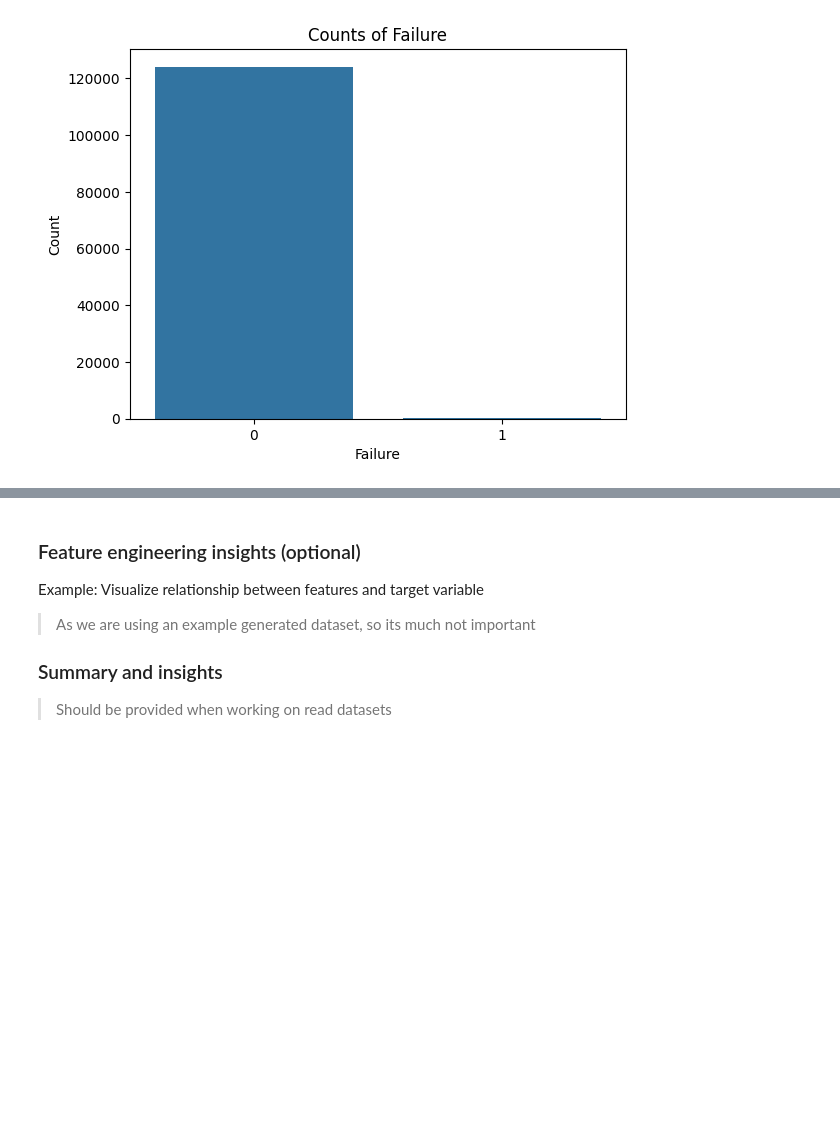
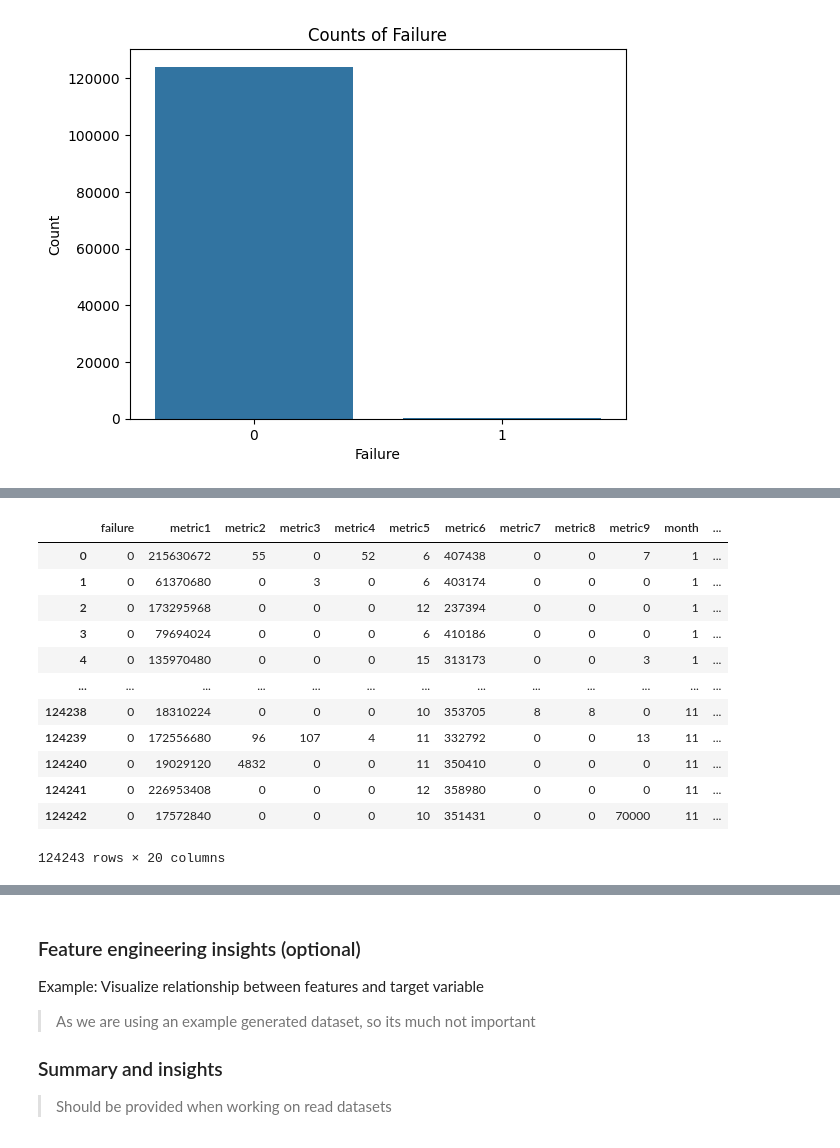
Before and after one commit to typhonshambo/End-to-End-ML-Pipeline-for-Predictive-Maintenance, a Jupyter notebook: notebooks/exploratory_data_analysis.ipynb, the cells around one changed output, grey strips where cells are left out. Cells and saved outputs as stored; diff of their text form; code cells hidden in the pictures; blank space fills up the shorter version.

```diff
--- a/notebooks/exploratory_data_analysis.ipynb
+++ b/notebooks/exploratory_data_analysis.ipynb
@@ -258,0 +313,18 @@ plt.show()
+# %%
+df.to_csv('/Users/shambo/Documents/ML projects/End-to-End ML Pipeline for Predictive Maintenance/data/processed/predictive_maintenance_EDA_processed.csv', index=False)
+new_df = pd.read_csv('/Users/shambo/Documents/ML projects/End-to-End ML Pipeline for Predictive Maintenance/data/processed/predictive_maintenance_EDA_processed.csv')
+new_df
+# %% [output]
+|  | failure | metric1 | metric2 | metric3 | metric4 | metric5 | metric6 | metric7 | metric8 | metric9 | month | ... |
+| 0 | 0 | 215630672 | 55 | 0 | 52 | 6 | 407438 | 0 | 0 | 7 | 1 | ... |
+| 1 | 0 | 61370680 | 0 | 3 | 0 | 6 | 403174 | 0 | 0 | 0 | 1 | ... |
+| 2 | 0 | 173295968 | 0 | 0 | 0 | 12 | 237394 | 0 | 0 | 0 | 1 | ... |
+| 3 | 0 | 79694024 | 0 | 0 | 0 | 6 | 410186 | 0 | 0 | 0 | 1 | ... |
+| 4 | 0 | 135970480 | 0 | 0 | 0 | 15 | 313173 | 0 | 0 | 3 | 1 | ... |
+| ... | ... | ... | ... | ... | ... | ... | ... | ... | ... | ... | ... | ... |
+| 124238 | 0 | 18310224 | 0 | 0 | 0 | 10 | 353705 | 8 | 8 | 0 | 11 | ... |
+| 124239 | 0 | 172556680 | 96 | 107 | 4 | 11 | 332792 | 0 | 0 | 13 | 11 | ... |
+| 124240 | 0 | 19029120 | 4832 | 0 | 0 | 11 | 350410 | 0 | 0 | 0 | 11 | ... |
+| 124241 | 0 | 226953408 | 0 | 0 | 0 | 12 | 358980 | 0 | 0 | 0 | 11 | ... |
+| 124242 | 0 | 17572840 | 0 | 0 | 0 | 10 | 351431 | 0 | 0 | 70000 | 11 | ... |
+124243 rows × 20 columns
```
Also changed, not shown: parts of 13 cells of this notebook, 7 other files.
